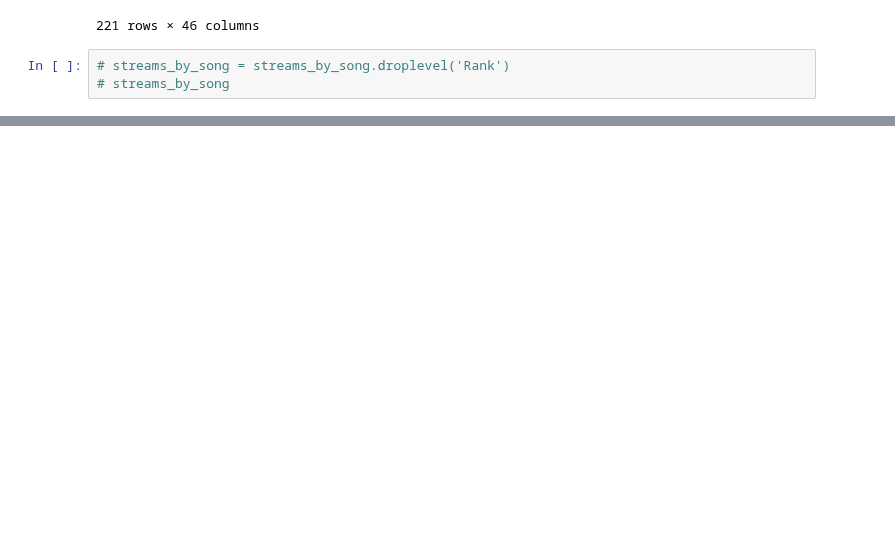
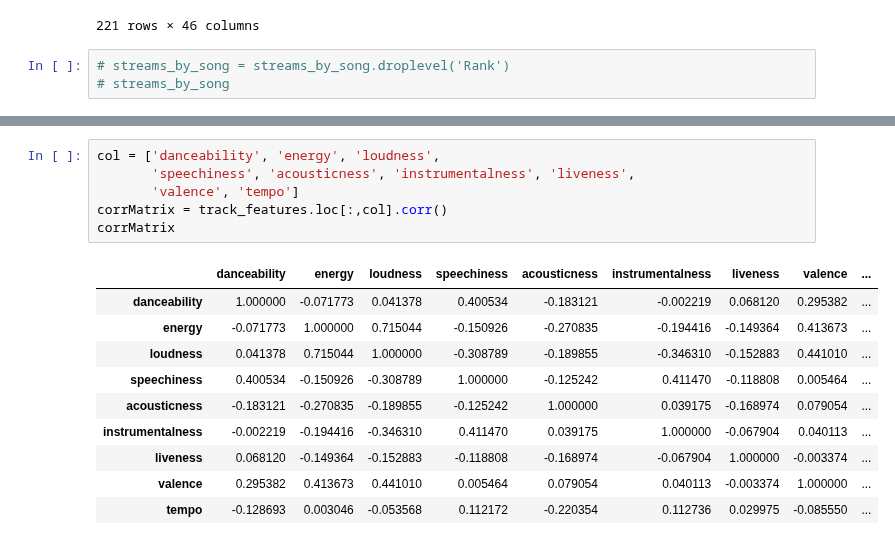
Before and after one commit to mblackstock/ds1-analytics, a Jupyter notebook: projects/spotify.ipynb, the cells around one changed output, grey strips where cells are left out. Saved outputs shown, nothing was run; the diff lists cells and outputs as text; blank space fills up the shorter version.

```diff
--- a/projects/spotify.ipynb
+++ b/projects/spotify.ipynb
@@ -238,0 +379,17 @@ streams_by_song.plot(figsize=(20,10),kind='line')
+# %%
+col = ['danceability', 'energy', 'loudness',
+       'speechiness', 'acousticness', 'instrumentalness', 'liveness',
+       'valence', 'tempo']
+corrMatrix = track_features.loc[:,col].corr()
+corrMatrix
+# %% [output]
+|  | danceability | energy | loudness | speechiness | acousticness | instrumentalness | liveness | valence | ... |
+| danceability | 1.000000 | -0.071773 | 0.041378 | 0.400534 | -0.183121 | -0.002219 | 0.068120 | 0.295382 | ... |
+| energy | -0.071773 | 1.000000 | 0.715044 | -0.150926 | -0.270835 | -0.194416 | -0.149364 | 0.413673 | ... |
+| loudness | 0.041378 | 0.715044 | 1.000000 | -0.308789 | -0.189855 | -0.346310 | -0.152883 | 0.441010 | ... |
+| speechiness | 0.400534 | -0.150926 | -0.308789 | 1.000000 | -0.125242 | 0.411470 | -0.118808 | 0.005464 | ... |
+| acousticness | -0.183121 | -0.270835 | -0.189855 | -0.125242 | 1.000000 | 0.039175 | -0.168974 | 0.079054 | ... |
+| instrumentalness | -0.002219 | -0.194416 | -0.346310 | 0.411470 | 0.039175 | 1.000000 | -0.067904 | 0.040113 | ... |
+| liveness | 0.068120 | -0.149364 | -0.152883 | -0.118808 | -0.168974 | -0.067904 | 1.000000 | -0.003374 | ... |
+| valence | 0.295382 | 0.413673 | 0.441010 | 0.005464 | 0.079054 | 0.040113 | -0.003374 | 1.000000 | ... |
+| tempo | -0.128693 | 0.003046 | -0.053568 | 0.112172 | -0.220354 | 0.112736 | 0.029975 | -0.085550 | ... |
```
Also changed, not shown: parts of 19 cells of this notebook.
